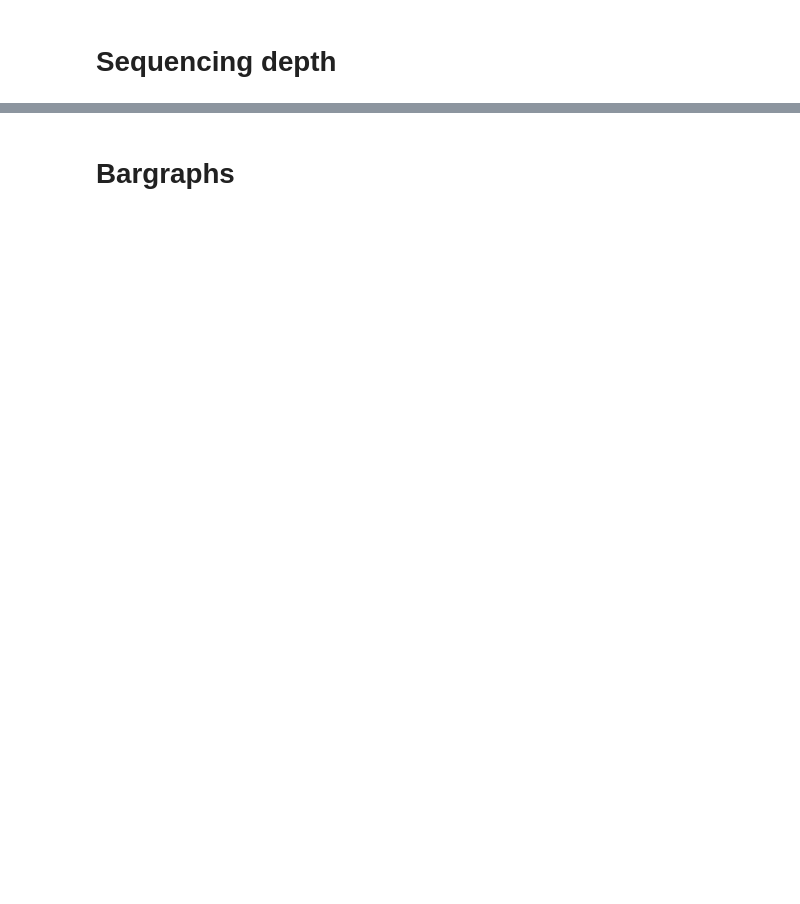
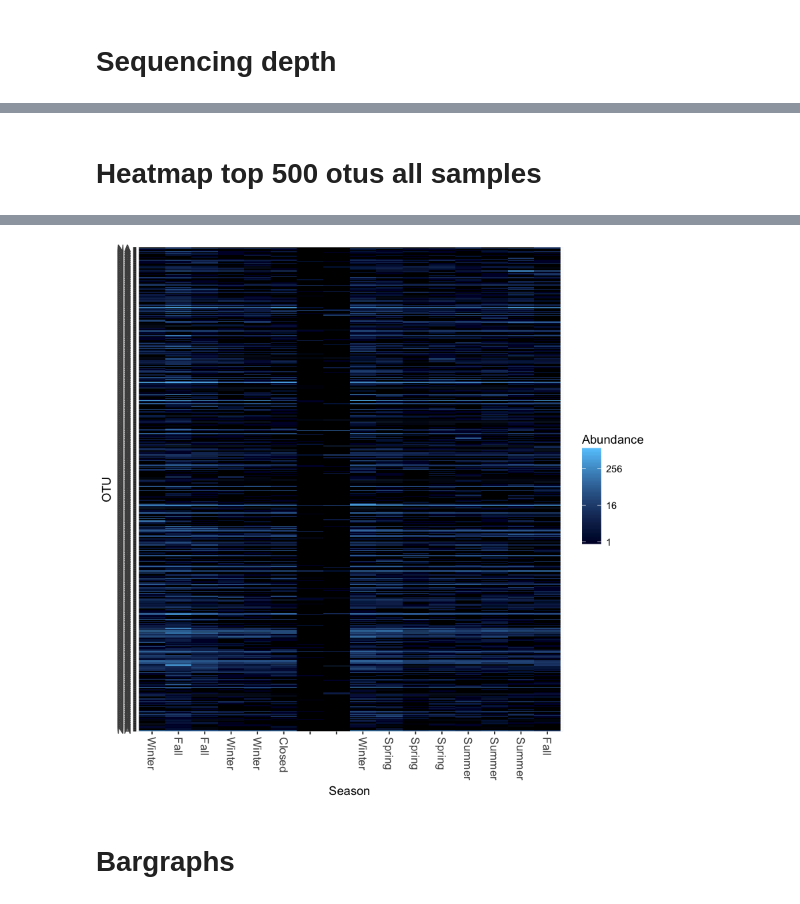
Before and after one commit to pjtorres/Bioinformatics-BC, a Jupyter notebook: Phyloseq/Phyloseq_BBClub.ipynb, the cells around one changed output, grey strips where cells are left out. Cells and saved outputs as stored; diff of their text form; code cells hidden in the pictures; blank space fills up the shorter version.

```diff
--- a/Phyloseq/Phyloseq_BBClub.ipynb
+++ b/Phyloseq/Phyloseq_BBClub.ipynb
@@ -80,0 +77,12 @@ hist(depths)
+# %% [markdown]
+# Heatmap top 500 otus all samples
+# %%
+#We now take the 500 most abundant Taxa
+physeq_subset<-prune_taxa(names(sort(taxa_sums(physeq), TRUE)[1:500]), physeq)
+
+#Plot heatmap, the dark spots with no name are the negative controls
+#pdf('PDF_Phyloseq/heatmap_wblank.pdf')
+p<-plot_heatmap(physeq_subset,  method=NULL, sample.label="Season", taxa.label="Phylum")
+p
+#dev.off()
+# %% [output]
@@ -81,3 +91,4 @@ hist(depths)
+[figure, added]
 # %% [markdown]
 # Bargraphs
 # %%
```
Also changed, not shown: parts of 41 cells of this notebook.
